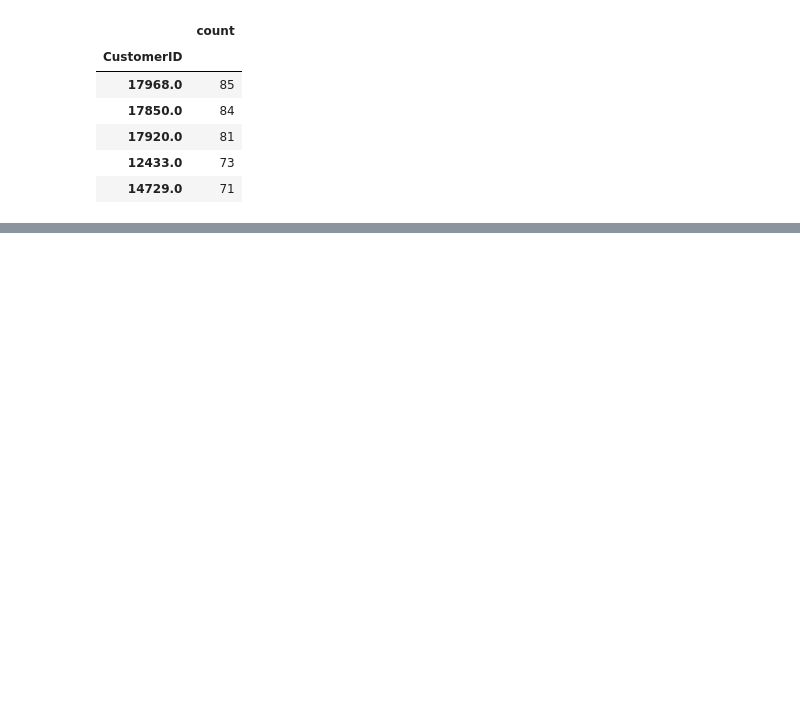
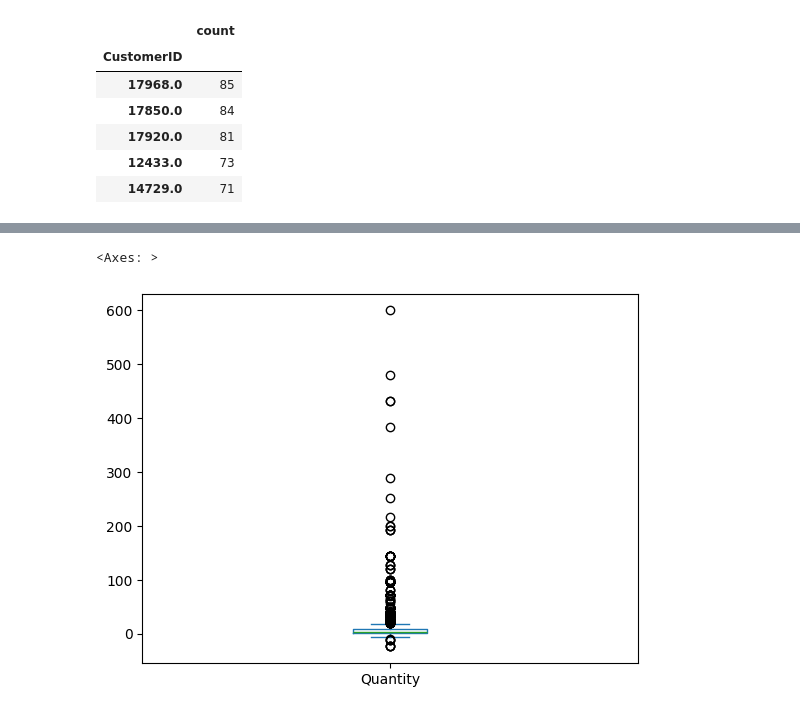
Before and after one commit to PrajwalLuitel/lambton_college_assessments, a Jupyter notebook: data_mining/class_assignment/test.ipynb, the cells around one changed output, grey strips where cells are left out. Saved outputs shown, nothing was run; the diff lists cells and outputs as text; code cells hidden in the pictures; blank space fills up the shorter version.

```diff
--- a/data_mining/class_assignment/test.ipynb
+++ b/data_mining/class_assignment/test.ipynb
@@ -119,0 +162,5 @@ df_customers.to_excel("CustomerData.xlsx")
+# %%
+df.Quantity.plot(kind="box")
+# %% [output]
+<Axes: >
+[figure, added]
```
Also changed, not shown: parts of 5 cells of this notebook, 5 other files.
